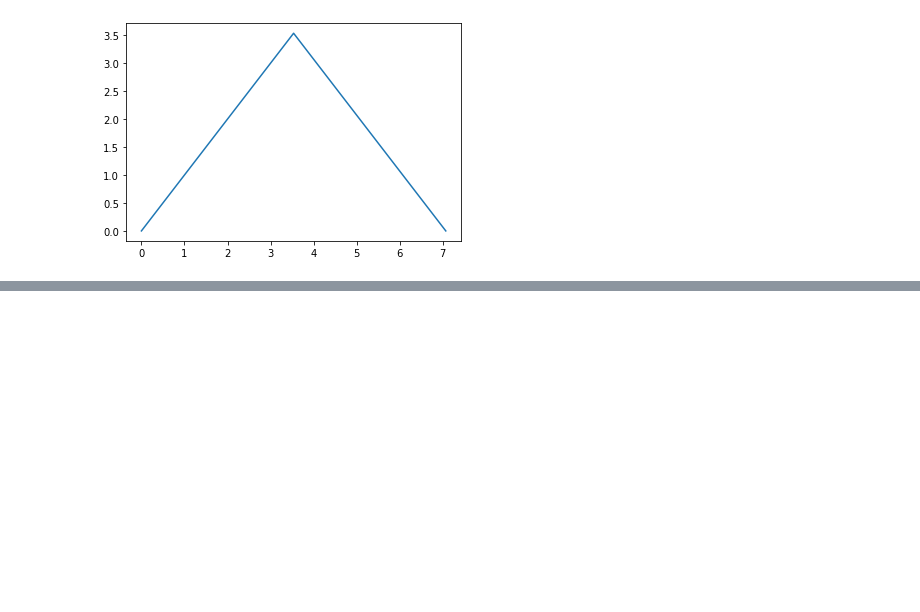
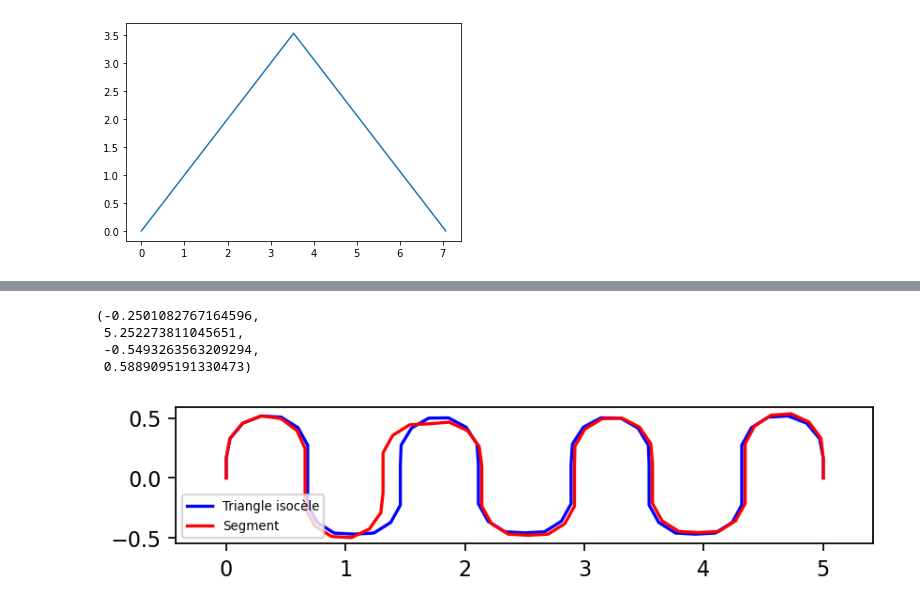
Before and after one commit to thibclz/projet_opti_tuyau, a Jupyter notebook: notebook.ipynb, the cells around one changed output, grey strips where cells are left out. Saved outputs shown, nothing was run; the diff lists cells and outputs as text; code cells hidden in the pictures; blank space fills up the shorter version.

```diff
--- a/notebook.ipynb
+++ b/notebook.ipynb
@@ -203,0 +340,8 @@ for i in range(N) : print((sol[i+1] - sol[i])**2 + (sol[N+2+i] - sol[N+1+i])**2)
+# %%
+N = 60
+K = 10
+
+x0 = np.arange(0, L + eps, L/N)
+y0 = np.zeros(N+1)
+
+x6, y6 = solve(N, K, L, gamma, x0, y0)
@@ -203,0 +366,15 @@ for i in range(N) : print((sol[i+1] - sol[i])**2 + (sol[N+2+i] - sol[N+1+i])**2)
+# %%
+plt.figure(figsize = (6,1.2), dpi = 160)
+
+plt.plot(x, y, '-b', label = 'Triangle isocèle')
+plt.plot(x6, y6, '-r', label = 'Segment')
+# plt.plot([0], [0], 'or')
+# plt.plot(x[N], y[N], 'og')
+plt.legend(prop={'size': 6})
+plt.axis('equal')
+# %% [output]
+(-0.2501082767164596,
+ 5.252273811045651,
+ -0.5493263563209294,
+ 0.5889095191330473)
+[figure, added]
```
Also changed, not shown: parts of 13 cells of this notebook.
